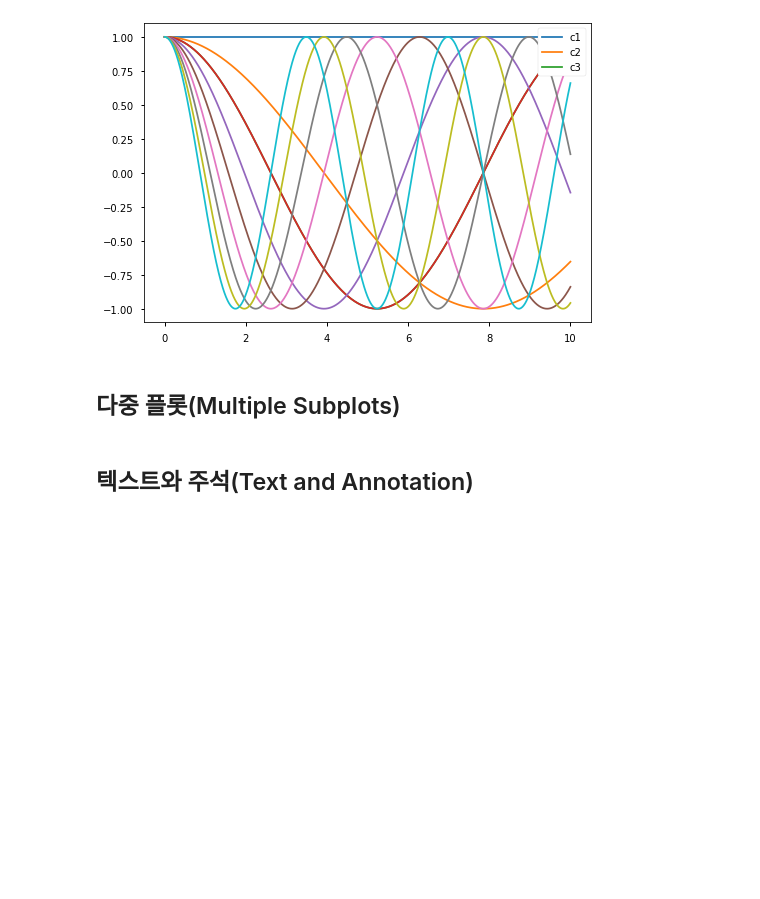
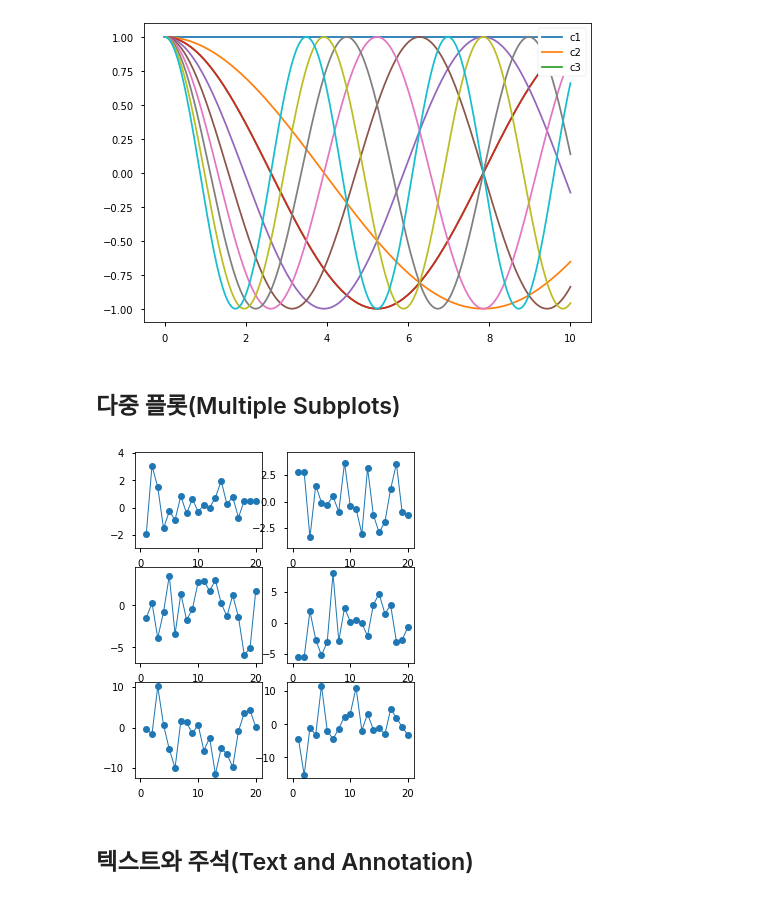
Before and after one commit to minpeter/study, a Jupyter notebook: ColabWorkspace/Matplotlib 한번에 제대로 배우기.ipynb, the cells around one changed output. Drawn from its saved outputs; the diff is of its cells as text; code cells hidden in the pictures; blank space fills up the shorter version.

```diff
--- a/ColabWorkspace/Matplotlib 한번에 제대로 배우기.ipynb
+++ b/ColabWorkspace/Matplotlib 한번에 제대로 배우기.ipynb
@@ -229,5 +232,21 @@ plt.legend(framealpha=1, frameon=True, loc='upper right')
 [figure]
 # %% [markdown]
 ## 다중 플롯(Multiple Subplots)
+# %%
+plt.figure(figsize=(5,6))
+
+x = range(1, 21)
+columus = [np.random.randn(20) * i for i in range(1, 7)]
+
+i = 0
+for c in columus:
+    i += 1
+
+    plt.subplot(3, 2, i)
+    plt.plot(x, c, marker='o', linewidth=1, label=c)
+    plt.xlim(-1, 21)
+    plt.ylim(c.min()-1, c.max()+1)
+# %% [output]
+[figure, added]
 # %% [markdown]
 ## 텍스트와 주석(Text and Annotation)
```
Also changed, not shown: parts of 21 cells of this notebook, 2 other files.
